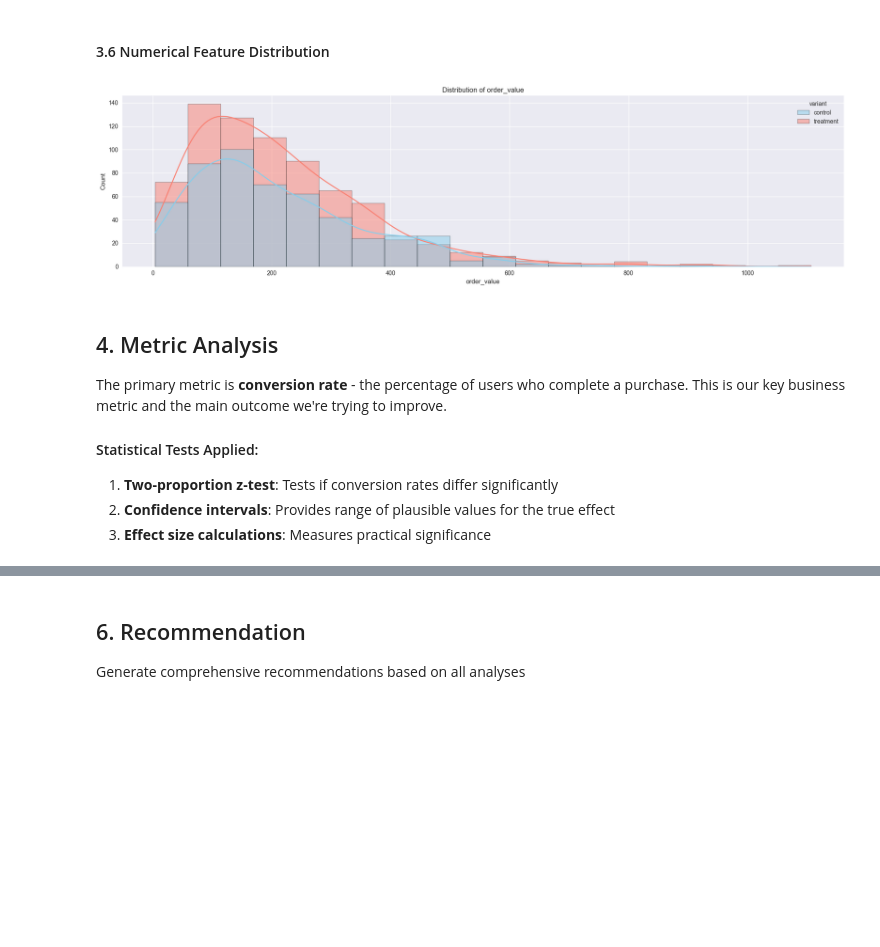
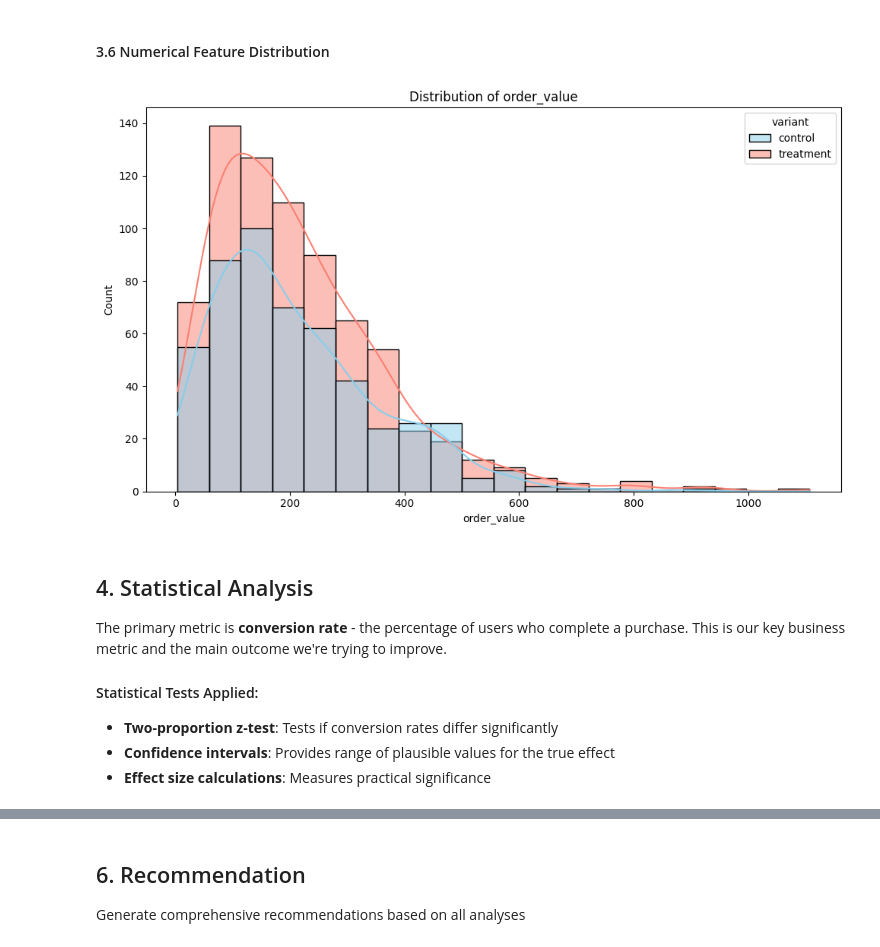
Before and after one commit to KEVIN-VN642/A_B-Testing, a Jupyter notebook: notebook.ipynb, the cells around one changed output, grey strips where cells are left out. Cells and saved outputs as stored; diff of their text form; code cells hidden in the pictures; blank space fills up the shorter version.

```diff
--- a/notebook.ipynb
+++ b/notebook.ipynb
@@ -276,36 +278,36 @@ round(float((df['order_value']==0).sum()/len(df)),2) # Check for zero order valu
 # %%
 # use only rows with converted == 1
 df_converted = df[df['converted'] == 1]
 
 def plot_numerical_distributions(df, columns):
     for i in range(0, len(columns), 3):
         batch = columns[i:i+3]
-        fig, axes = plt.subplots(1, len(batch), figsize=(18, 5))
+        fig, axes = plt.subplots(1, len(batch), figsize=(10, 6))
 
         if len(batch) == 1:
             axes = [axes]  # Convert to list if only one axis
 
         for j, col in enumerate(batch):
             sns.histplot(df, x=col, hue="variant", kde=True, ax=axes[j], bins=20,
                         palette={'control': 'skyblue', 'treatment': 'salmon'})
             axes[j].set_title(f'Distribution of {col}')
 
         plt.tight_layout()
         plt.show()
 # Plot distributions of numerical variables
 plot_numerical_distributions(df_converted, columns=['order_value'])
 # %% [output]
-[figure, old version]
+[figure, new version]
 # %% [markdown]
-## 4. Metric Analysis
+## 4. Statistical Analysis
 
 The primary metric is **conversion rate** - the percentage of users who complete a purchase.
 This is our key business metric and the main outcome we're trying to improve.
 
 #### Statistical Tests Applied:
-1. **Two-proportion z-test**: Tests if conversion rates differ significantly
-2. **Confidence intervals**: Provides range of plausible values for the true effect
-3. **Effect size calculations**: Measures practical significance
+- **Two-proportion z-test**: Tests if conversion rates differ significantly
+- **Confidence intervals**: Provides range of plausible values for the true effect
+- **Effect size calculations**: Measures practical significance
 # %%
 
 # Run conversion rate analysis
```
Also changed, not shown: parts of 9 cells of this notebook, 1 other file.
